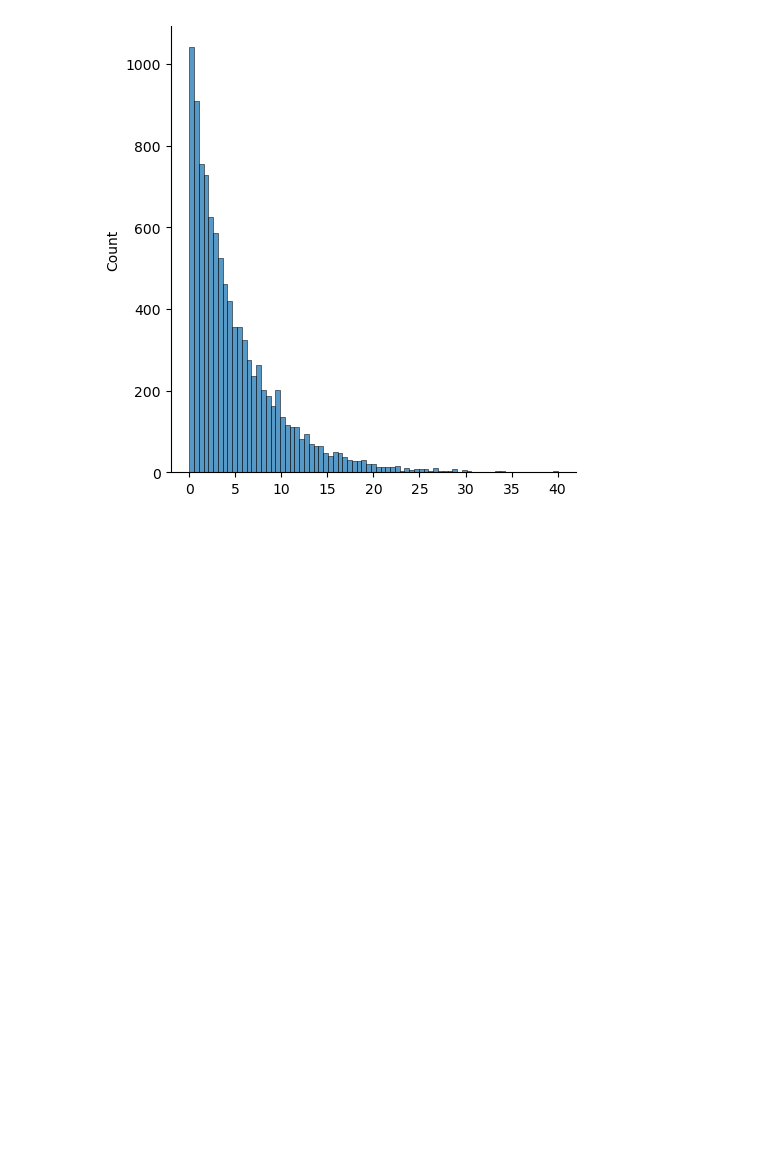
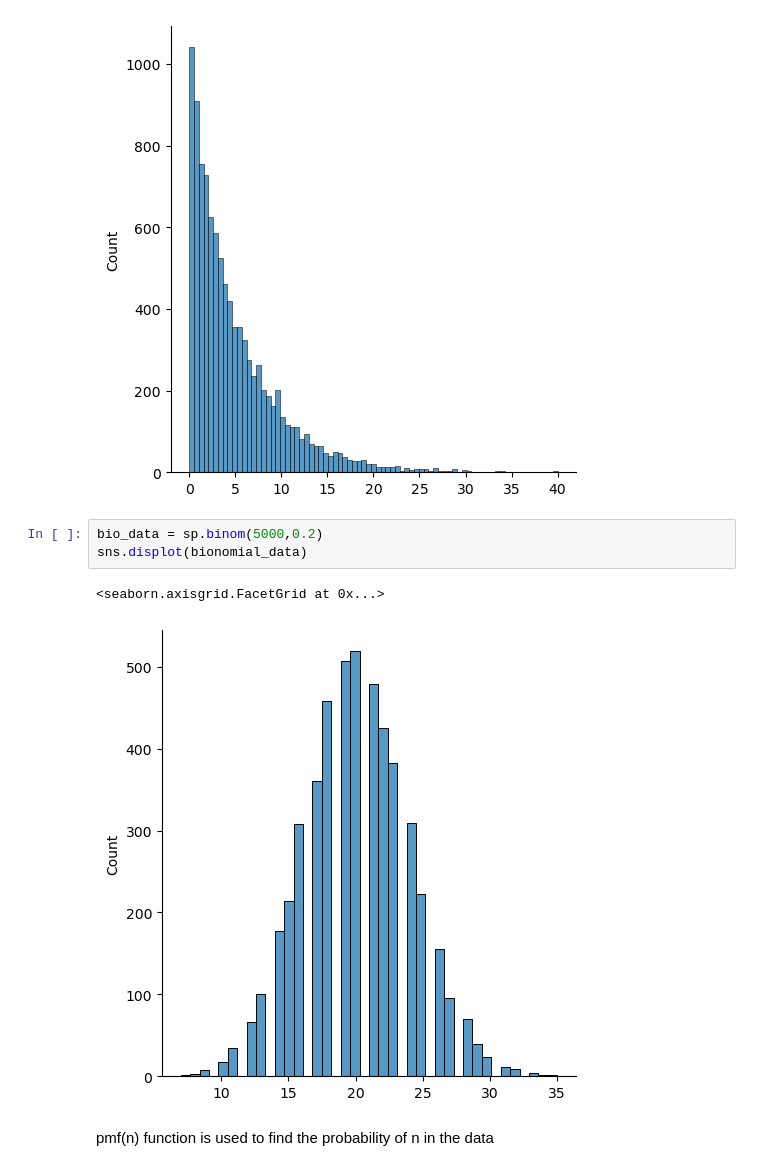
Before and after one commit to BeziKaviani/data-science-ml-learning-path, a Jupyter notebook: 02-descriptive-statistics/descriptive_methods.ipynb, the cells around one changed output. Cells and saved outputs as stored; diff of their text form; blank space fills up the shorter version.

Commit message:
use pmf function

```diff
--- a/02-descriptive-statistics/descriptive_methods.ipynb
+++ b/02-descriptive-statistics/descriptive_methods.ipynb
@@ -250,3 +250,11 @@ sns.displot(expoential_data)
 # %% [output]
 <seaborn.axisgrid.FacetGrid at 0x...>
 [figure]
+# %%
+bio_data = sp.binom(5000,0.2)
+sns.displot(bionomial_data)
+# %% [output]
+<seaborn.axisgrid.FacetGrid at 0x...>
+[figure, added]
+# %% [markdown]
+pmf(n) function is used to find the probability of n in the data
```
Also changed, not shown: parts of 1 cell of this notebook.
